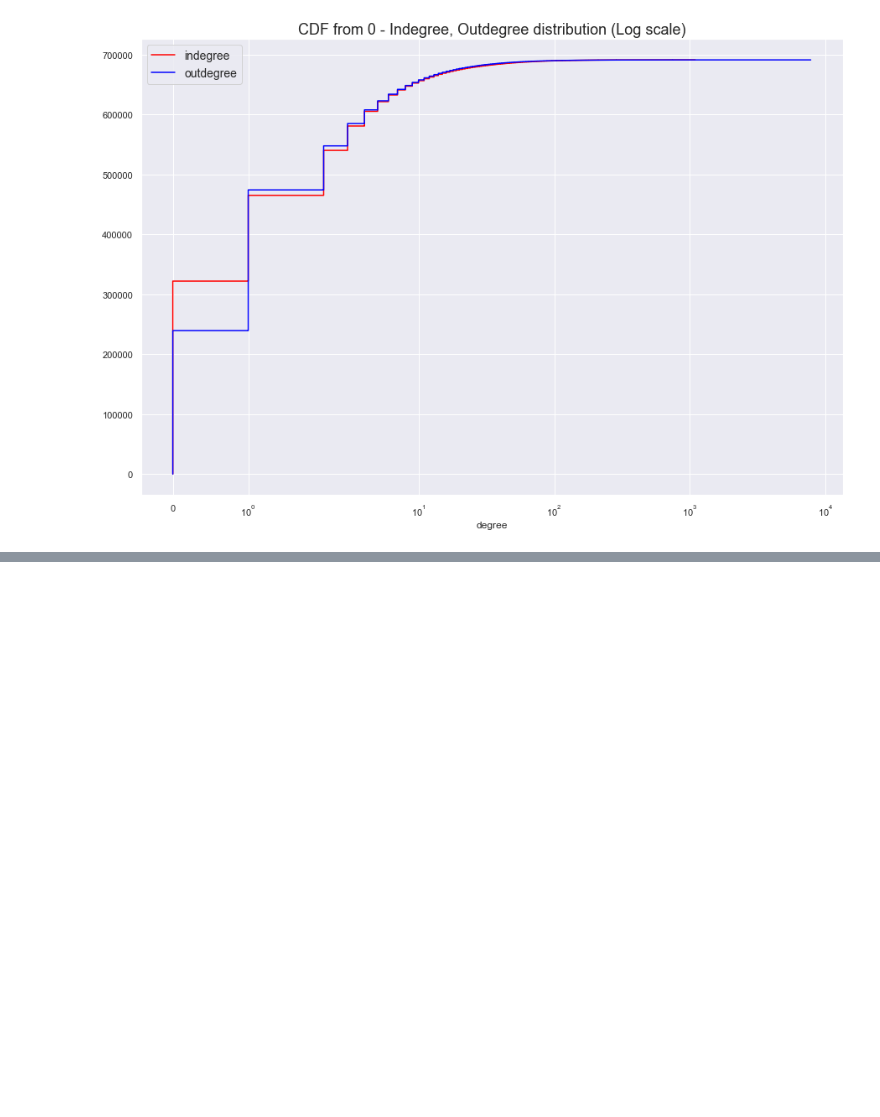
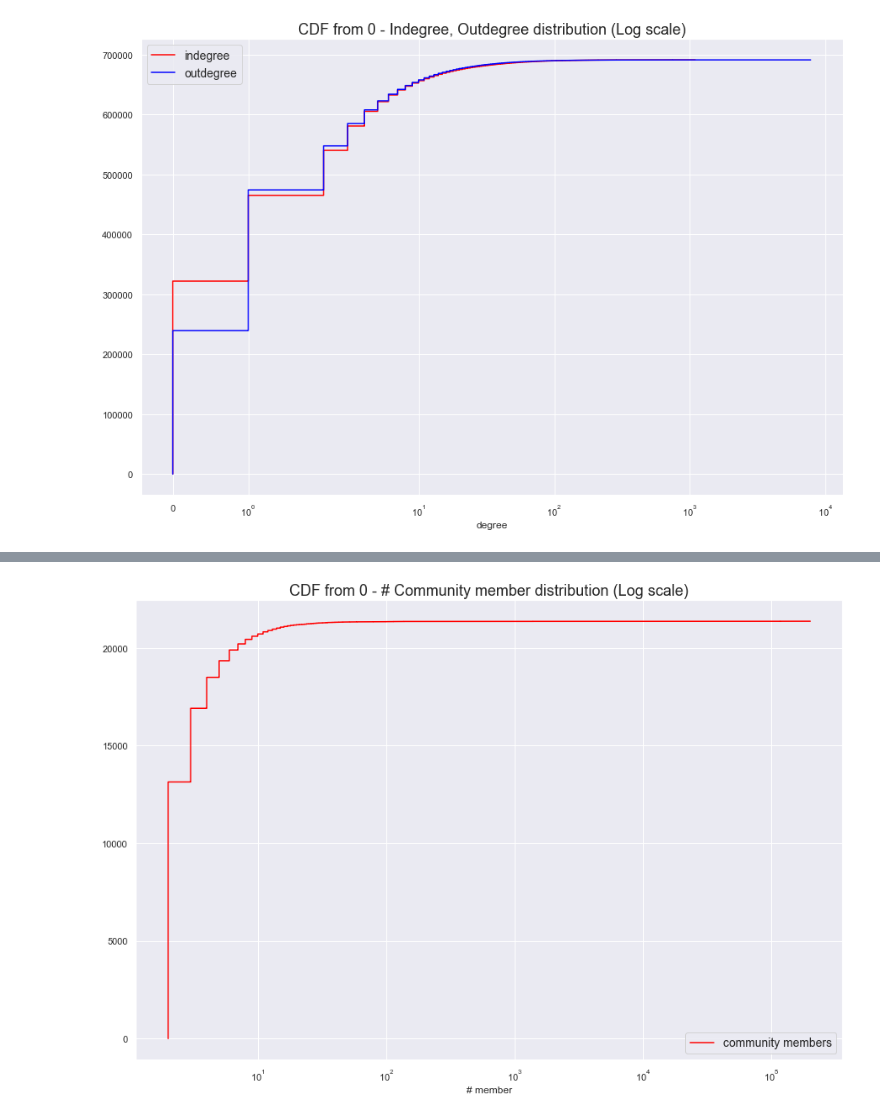
Before and after one commit to tr0up2r/plotting-and-graph-analysis, a Jupyter notebook: cdf_from_zero.ipynb, the cells around one changed output, grey strips where cells are left out. Cells and saved outputs as stored; diff of their text form; code cells hidden in the pictures; blank space fills up the shorter version.

```diff
--- a/cdf_from_zero.ipynb
+++ b/cdf_from_zero.ipynb
@@ -224,0 +252,4 @@ draw_multiple_cdf_log(np_result_list5, "CDF from 0 - Indegree, Outdegree distrib
+# %%
+draw_multiple_cdf_log(np_result_list6, "CDF from 0 - # Community member distribution (Log scale)", colors, legends, '# member')
+# %% [output]
+[figure, added]
```
Also changed, not shown: parts of 2 cells of this notebook.
